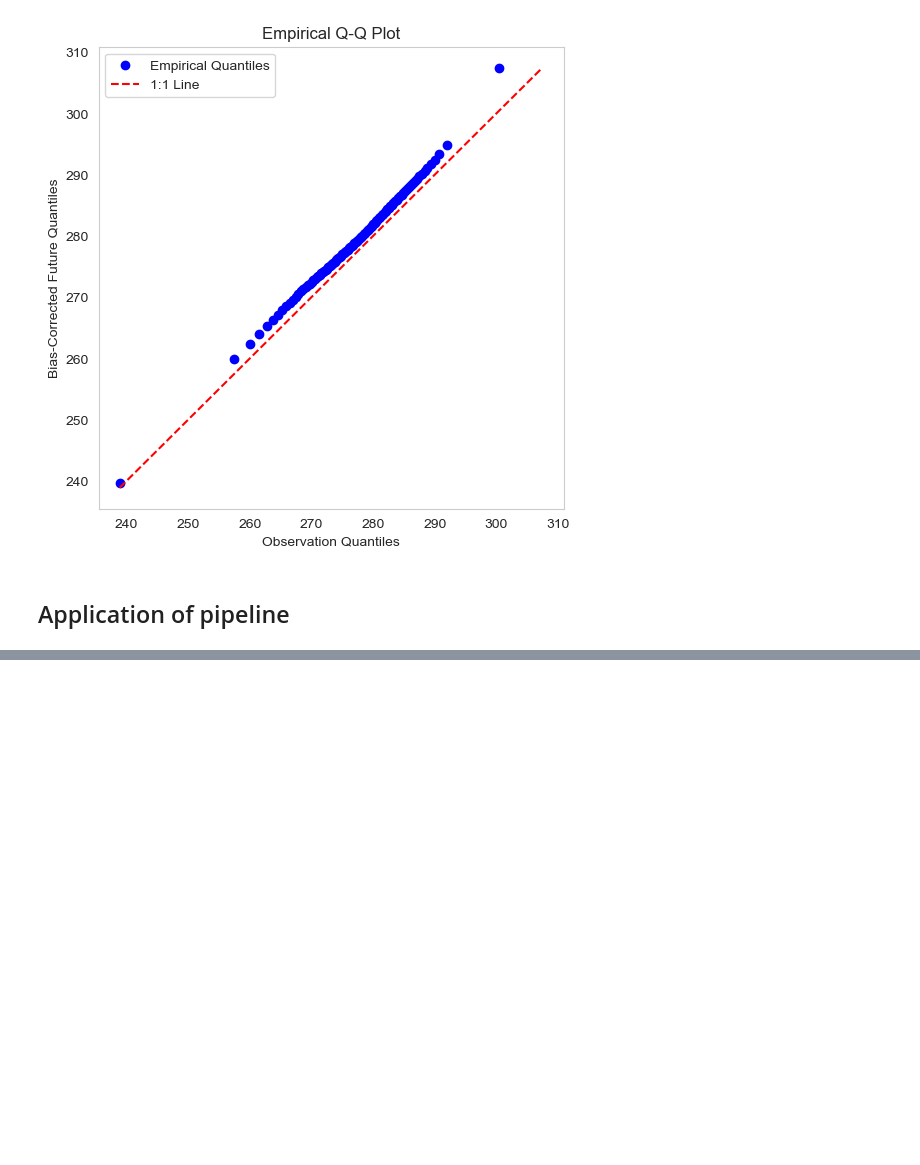
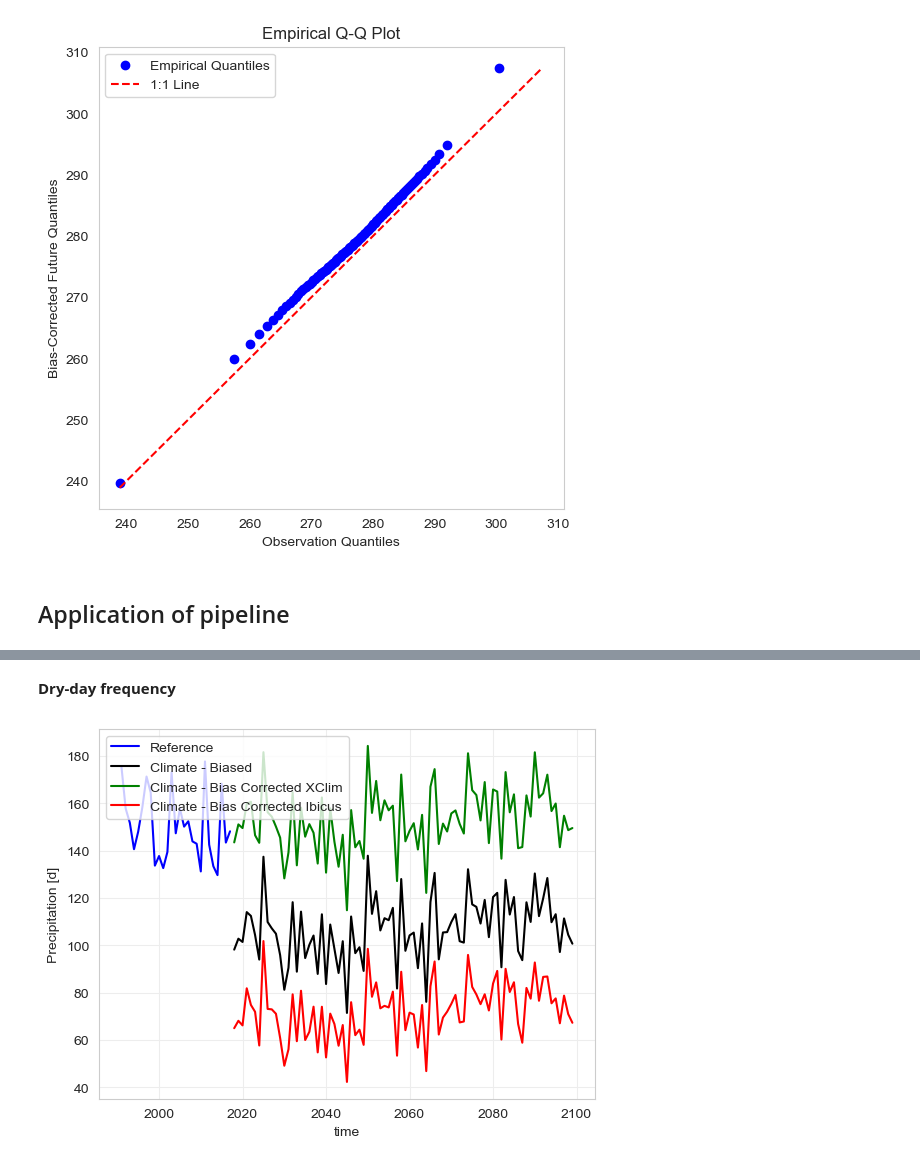
Before and after one commit to yasserhaddad/CORDEX2Energy, a Jupyter notebook: notebooks/pipeline_example.ipynb, the cells around one changed output, grey strips where cells are left out. Saved outputs shown, nothing was run; the diff lists cells and outputs as text; code cells hidden in the pictures; blank space fills up the shorter version.

```diff
--- a/notebooks/pipeline_example.ipynb
+++ b/notebooks/pipeline_example.ipynb
@@ -394,0 +555,11 @@ climate_data.bias_correction(
+# %% [markdown]
+**Dry-day frequency**
+# %%
+xclim.indices.dry_days(da_reanalysis_data, thresh='0.1 mm/d', freq='YS', op='<').mean(["lat", "lon"]).plot(color="blue", label="Reference")
+xclim.indices.dry_days(da_climate_model_data_ch_future, thresh='0.1 mm/d', freq='YS', op='<').mean(["lat", "lon"]).plot(color="black", label="Climate - Biased")
+xclim.indices.dry_days(ds_bc_xclim, thresh='0.1 mm/d', freq='YS', op='<').mean(["lat", "lon"]).plot(color="green", label="Climate - Bias Corrected XClim")
+xclim.indices.dry_days((ds_bc * 86400), thresh='0.1 mm/d', freq='YS', op='<').mean(["lat", "lon"]).plot(color="red", label="Climate - Bias Corrected Ibicus")
+plt.legend()
+plt.show()
+# %% [output]
+[figure, added]
```
Also changed, not shown: parts of 44 cells of this notebook, 14 other files.
